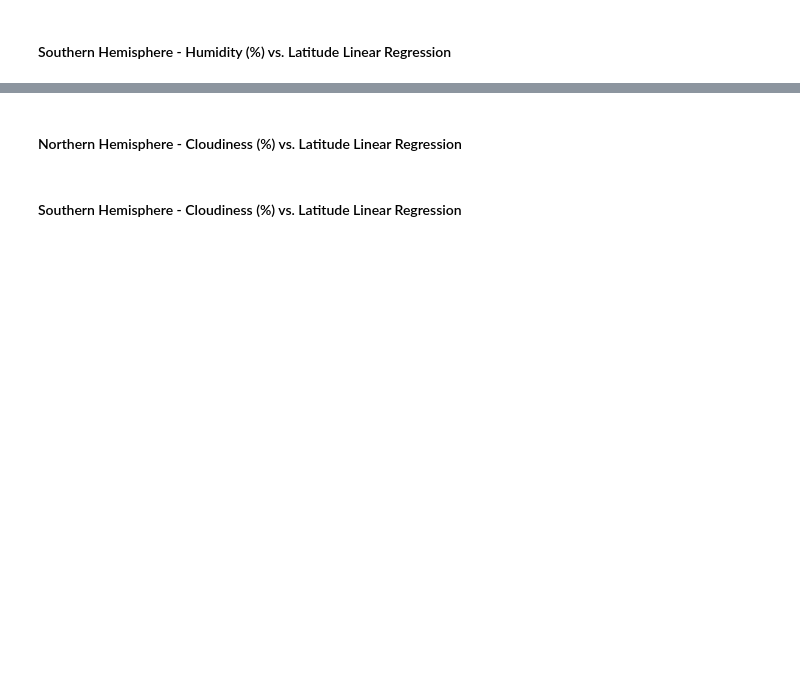
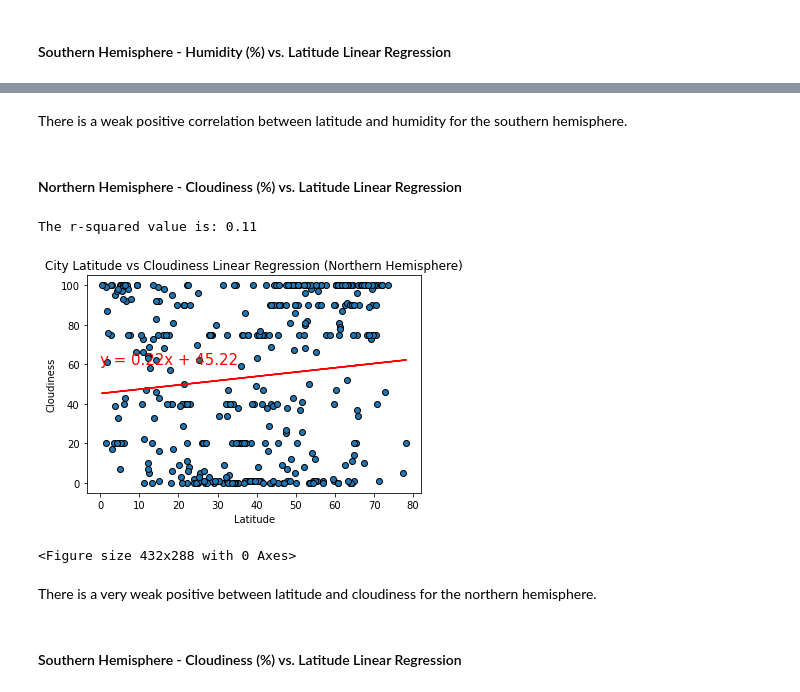
Before and after one commit to PetraMoyle/python-api-challenges, a Jupyter notebook: WeatherPy/WeatherPy.ipynb, the cells around one changed output, grey strips where cells are left out. Saved outputs shown, nothing was run; the diff lists cells and outputs as text; code cells hidden in the pictures; blank space fills up the shorter version.

```diff
--- a/WeatherPy/WeatherPy.ipynb
+++ b/WeatherPy/WeatherPy.ipynb
@@ -350,30 +423,38 @@ plt.savefig("output_data/City Latitude vs Humidity Linear Regression (Southern H
+# %% [markdown]
+There is a weak positive correlation between latitude and humidity for the southern hemisphere.
 # %% [markdown]
 ####  Northern Hemisphere - Cloudiness (%) vs. Latitude Linear Regression
 # %%
 # Defining x and y values
 x_values = northern_hemisphere["Lat"]
 y_values = northern_hemisphere["Cloudiness"]
 
 # Calculating the correlation coefficient
 correlation = st.pearsonr(x_values, y_values)
 print(f"The r-squared value is: {round(correlation[0],2)}")
 
 # Calculating linear regression
 (slope, intercept, rvalue, pvalue, stderr) = linregress(x_values, y_values)
 regress_values = x_values * slope + intercept
 line_eq = "y = " + str(round(slope,2)) + "x + " + str(round(intercept,2))
 
 # Creating the plot and labelling
 plt.scatter(northern_hemisphere["Lat"], northern_hemisphere["Cloudiness"], edgecolor="black")
 plt.plot(x_values,regress_values,"r-")
-plt.annotate(line_eq,(40,25),fontsize=15,color="red")
+plt.annotate(line_eq,(0,60),fontsize=15,color="red")
 plt.title("City Latitude vs Cloudiness Linear Regression (Northern Hemisphere)")
 plt.xlabel("Latitude")
 plt.ylabel("Cloudiness")
 plt.show()
 
 # Saving graph as .png
 plt.savefig("output_data/City Latitude vs Cloudiness Linear Regression (Northern Hemisphere).png")
+# %% [output]
+The r-squared value is: 0.11
+[figure, added]
+<Figure size 432x288 with 0 Axes>
+# %% [markdown]
+There is a very weak positive between latitude and cloudiness for the northern hemisphere.
 # %% [markdown]
 ####  Southern Hemisphere - Cloudiness (%) vs. Latitude Linear Regression
 # %%
```
Also changed, not shown: parts of 23 cells of this notebook, 8 other files.
